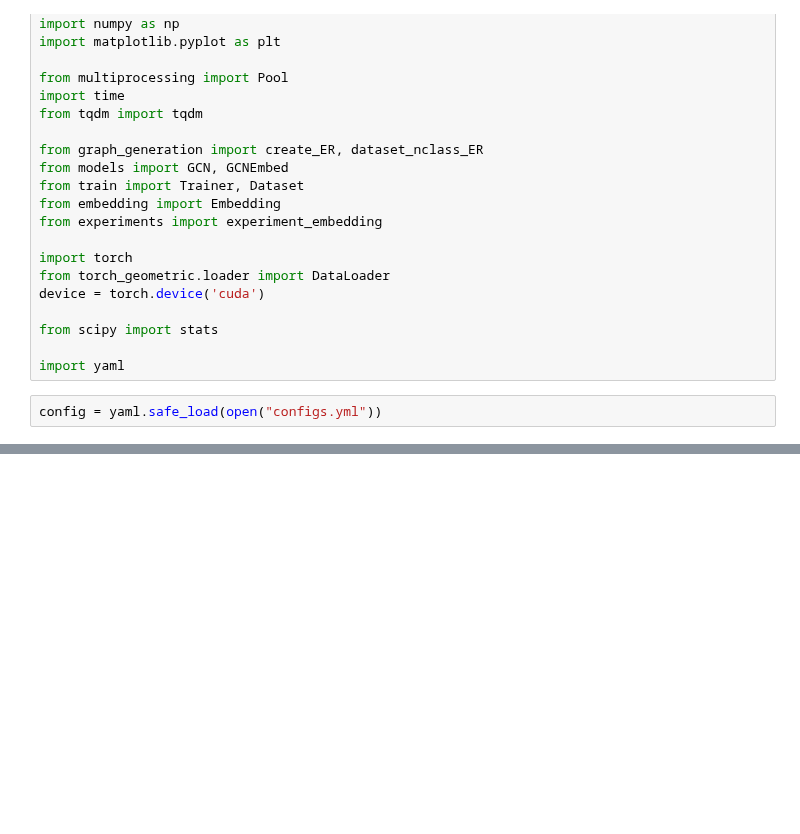
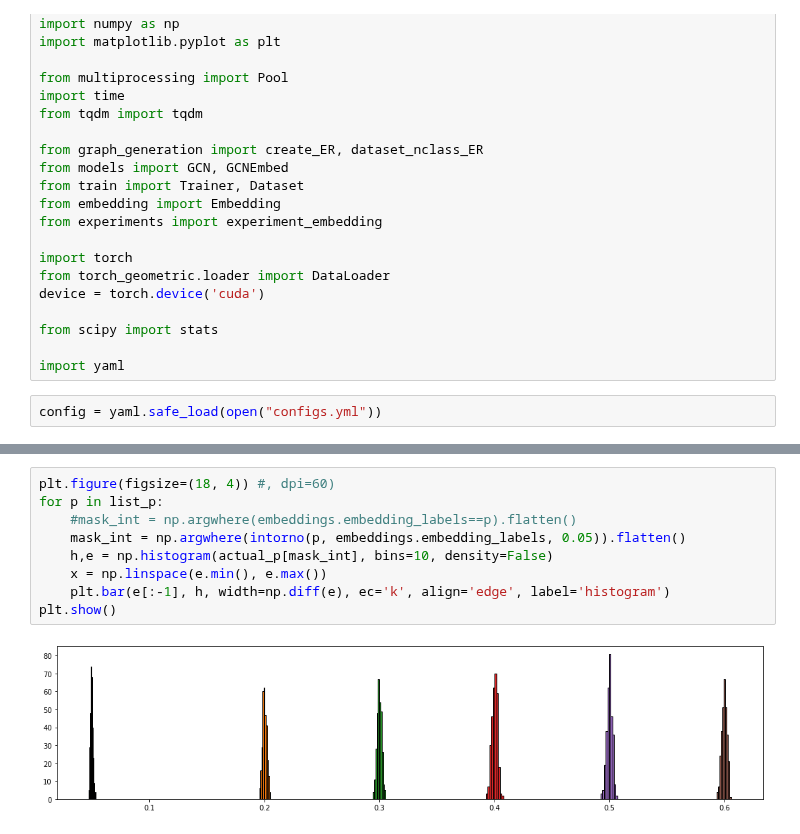
Before and after one commit to dandarm/Embednet, a Jupyter notebook: Embedding_dim.ipynb, the cells around one changed output, grey strips where cells are left out. Cells and saved outputs as stored; diff of their text form; blank space fills up the shorter version.

```diff
--- a/Embedding_dim.ipynb
+++ b/Embedding_dim.ipynb
@@ -51,0 +109,11 @@ plt.show()
+# %%
+plt.figure(figsize=(18, 4)) #, dpi=60)
+for p in list_p:
+    #mask_int = np.argwhere(embeddings.embedding_labels==p).flatten()
+    mask_int = np.argwhere(intorno(p, embeddings.embedding_labels, 0.05)).flatten()
+    h,e = np.histogram(actual_p[mask_int], bins=10, density=False)
+    x = np.linspace(e.min(), e.max())
+    plt.bar(e[:-1], h, width=np.diff(e), ec='k', align='edge', label='histogram')
+plt.show()
+# %% [output]
+[figure, added]
```
Also changed, not shown: parts of 11 cells of this notebook, 2 other files.
